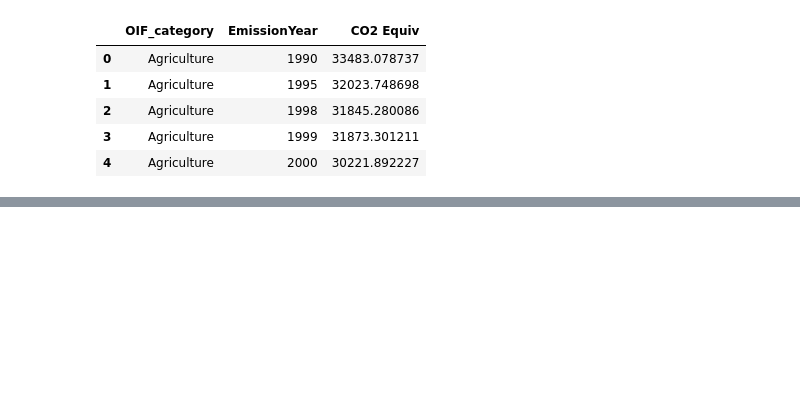
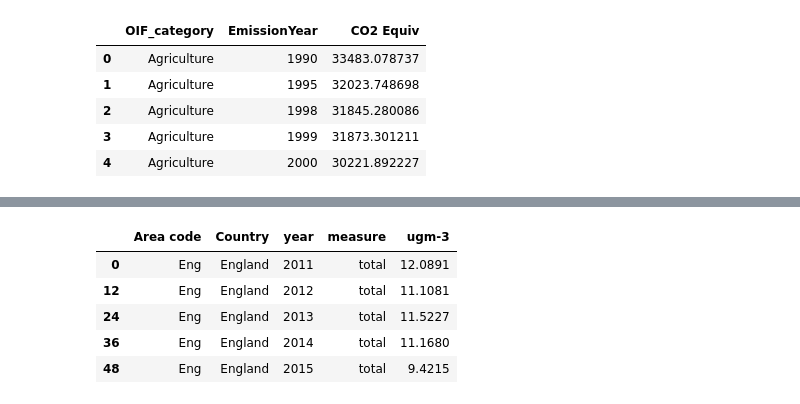
Before and after one commit to Defra-Data-Science-Centre-of-Excellence/oiflib, a Jupyter notebook: docs/source/air.ipynb, the cells around one changed output, grey strips where cells are left out. Drawn from its saved outputs; the diff is of its cells as text; code cells hidden in the pictures; blank space fills up the shorter version.

```diff
--- a/docs/source/air.ipynb
+++ b/docs/source/air.ipynb
@@ -160,0 +210,3 @@ air_two_enriched_validated
+# %%
+air_three_extracted = extract_air_three().pipe(validate_air_three_extracted)
+air_three_extracted.head()
@@ -160,0 +220,10 @@ air_two_enriched_validated
+# %%
+air_three_transformed = transform_air_three(air_three_extracted).pipe(validate_air_three_transformed)
+air_three_transformed.head()
+# %% [output]
+|  | Area code | Country | year | measure | ugm-3 |
+| 0 | Eng | England | 2011 | total | 12.0891 |
+| 12 | Eng | England | 2012 | total | 11.1081 |
+| 24 | Eng | England | 2013 | total | 11.5227 |
+| 36 | Eng | England | 2014 | total | 11.1680 |
+| 48 | Eng | England | 2015 | total | 9.4215 |
```
Also changed, not shown: parts of 25 cells of this notebook.
